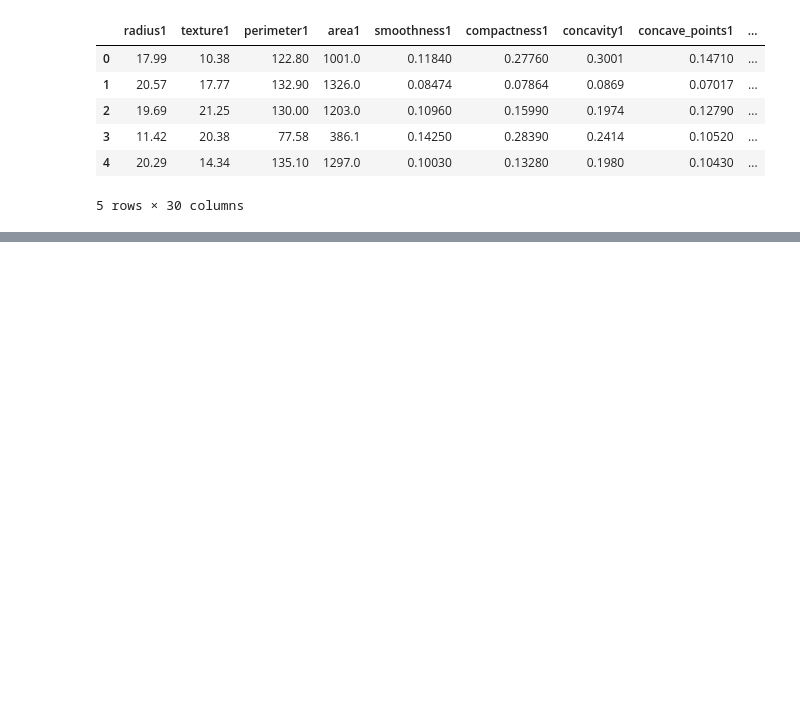
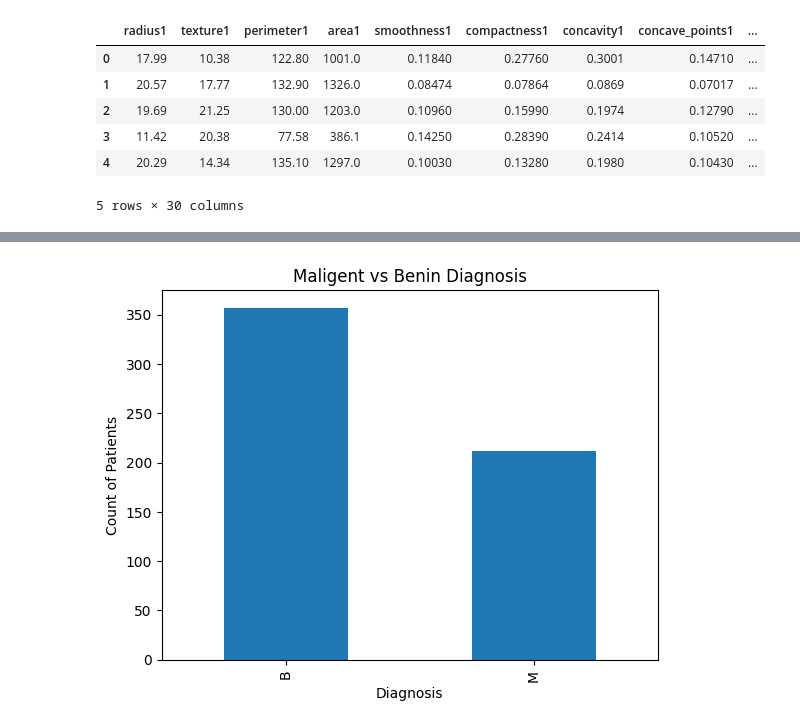
Before and after one commit to Silent-Walker423/WGU_Capstone, a Jupyter notebook: Data/data_explore.ipynb, the cells around one changed output, grey strips where cells are left out. Drawn from its saved outputs; the diff is of its cells as text; code cells hidden in the pictures; blank space fills up the shorter version.

Commit message:
progress on data exploration

```diff
--- a/Data/data_explore.ipynb
+++ b/Data/data_explore.ipynb
@@ -67,0 +70,11 @@ cancer_df.head()
+# %%
+#Data exploration
+import matplotlib.pyplot as plt
+%matplotlib inline
+# bar chart of diagnosis
+cancer_df['Diagnosis'].value_counts().plot(kind='bar');
+plt.title('Maligent vs Benin Diagnosis');
+plt.ylabel('Count of Patients');
+plt.show();
+# %% [output]
+[figure, added]
```
Also changed, not shown: parts of 12 cells of this notebook, 2 other files.
